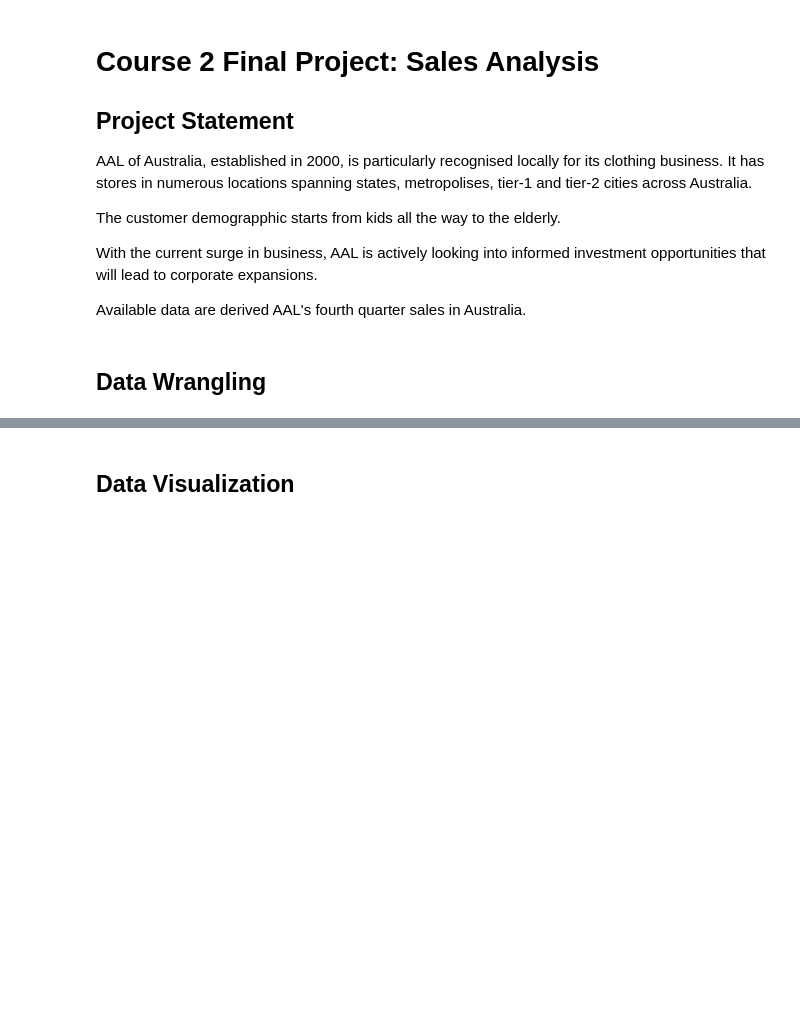
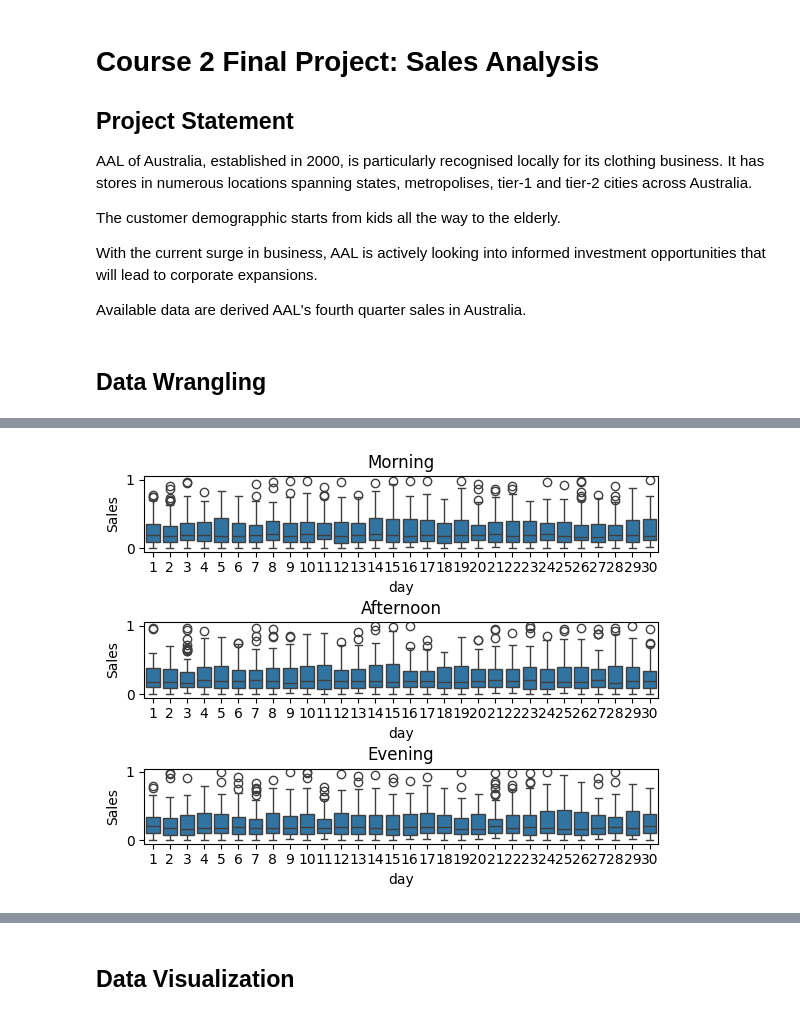
Before and after one commit to candy-hkuk/PGC-AIML, a Jupyter notebook: Course2/SalesAnalysis_CH.ipynb, the cells around one changed output, grey strips where cells are left out. Drawn from its saved outputs; the diff is of its cells as text; code cells hidden in the pictures; blank space fills up the shorter version.

```diff
--- a/Course2/SalesAnalysis_CH.ipynb
+++ b/Course2/SalesAnalysis_CH.ipynb
@@ -46,0 +64,10 @@ dtype: object
+# %%
+# Add transformed date columns
+df['month'] = df['Date'].dt.month
+df['day'] = df['Date'].dt.day
+df['day_of_week'] = df['Date'].dt.dayofweek # Mon == 0...
+df['week_no'] = df['Date'].dt.isocalendar().week
+df['monthStart'] = df['Date'].dt.is_month_start
+df['monthEnd'] = df['Date'].dt.is_month_end
+
+df.head()
@@ -47 +81,6 @@ dtype: object
+# %%
+# Convert to categorical columns
+df['State'] = df['State'].astype("category")
+df['Time'] = df['Time'].astype('category')
+df['Group'] = df['Group'].astype('category')
 # %%
@@ -50,0 +101,6 @@ dtype: object
+# %%
+# Normalize Unit and Sales columns for ease of processing
+from sklearn.preprocessing import MinMaxScaler
+scaler = MinMaxScaler()
+df[["Unit","Sales"]] = scaler.fit_transform(df[["Unit","Sales"]])
+df.head()
@@ -56,0 +175,3 @@ dtype: object
+# %%
+daySalesRaw = df[["day","Time","Sales"]]
+daySalesRaw
@@ -56,0 +192,23 @@ dtype: object
+# %%
+# plot distribution by day
+
+def plotDayTime(time, ax):
+    plot = sns.boxplot(
+        daySalesRaw[daySalesRaw['Time'].str.contains(time)],
+        x='day',
+        y='Sales',
+        ax=ax
+    )
+    ax.title.set_text(time)
+    return plot
+
+
+fig, ax = plt.subplots(3,1)
+fig.tight_layout(pad=3.0)
+morning = plotDayTime('Morning', ax[0])
+afternoon = plotDayTime('Afternoon', ax[1])
+evening = plotDayTime('Evening', ax[2])
+
+fig.show()
+# %% [output]
+[figure, added]
```
Also changed, not shown: parts of 57 cells of this notebook.
